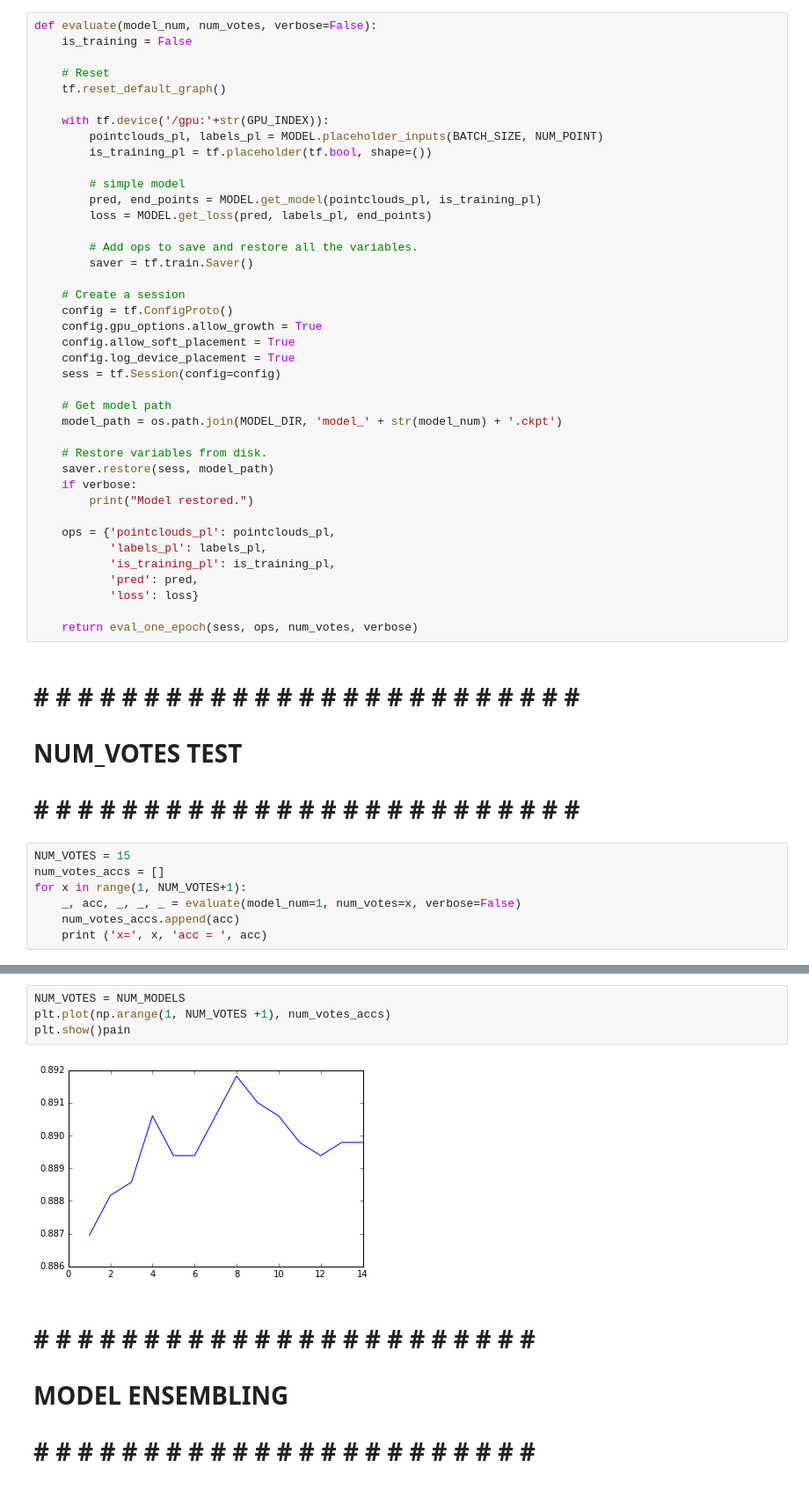
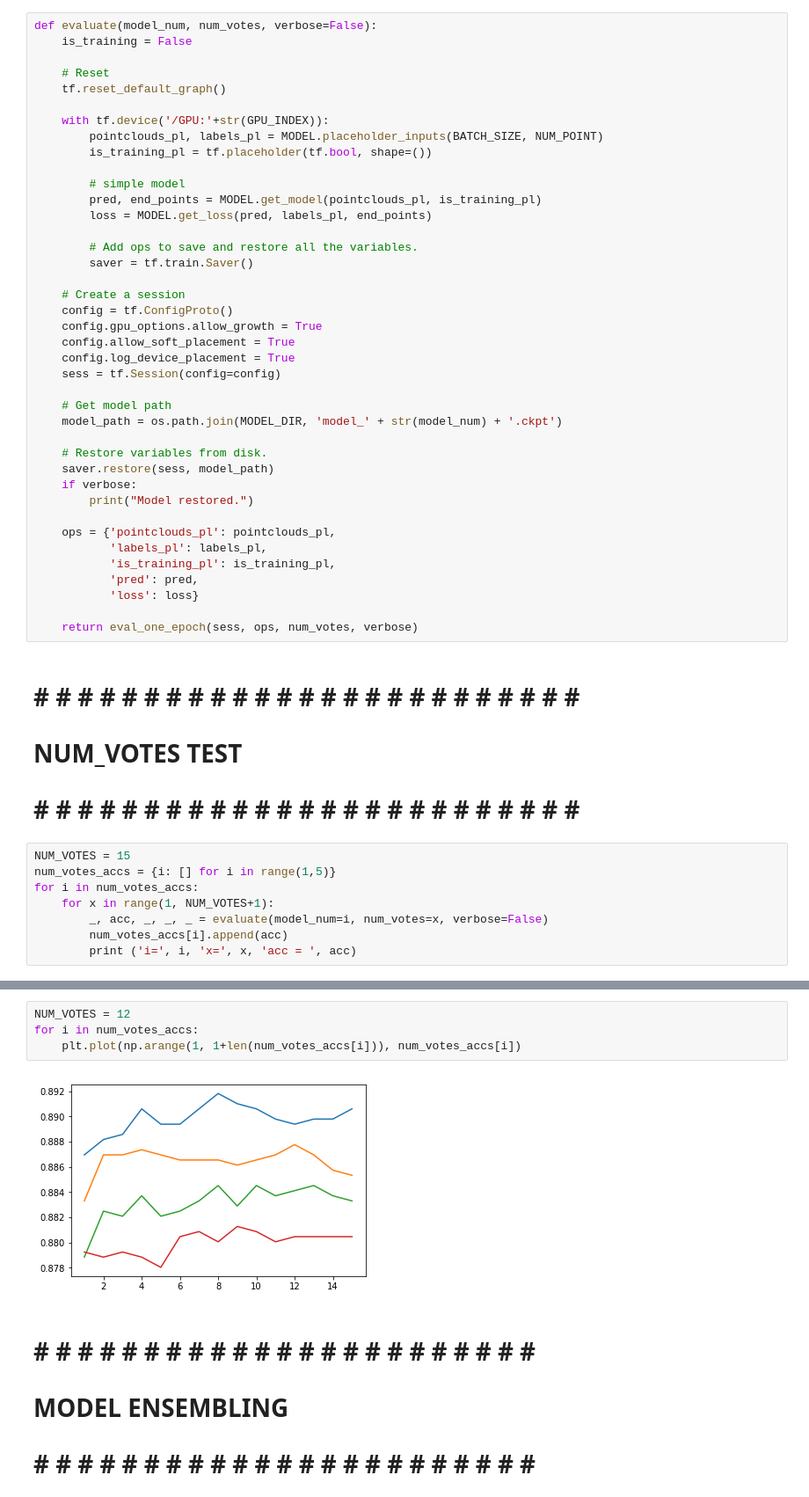
Before and after one commit to dkoguciuk/pointnet, a Jupyter notebook: evaluate_ens.ipynb, the cells around one changed output, grey strips where cells are left out. Shown at 88% size. Saved outputs shown, nothing was run; the diff lists cells and outputs as text.

Commit message:
Wyliczenie dokłądności 10 modeli

```diff
--- a/evaluate_ens.ipynb
+++ b/evaluate_ens.ipynb
@@ -181,7 +184,7 @@ def evaluate(model_num, num_votes, verbose=False):
     # Reset
     tf.reset_default_graph()
 
-    with tf.device('/gpu:'+str(GPU_INDEX)):
+    with tf.device('/GPU:'+str(GPU_INDEX)):
         pointclouds_pl, labels_pl = MODEL.placeholder_inputs(BATCH_SIZE, NUM_POINT)
         is_training_pl = tf.placeholder(tf.bool, shape=())
 
@@ -220,11 +223,12 @@ def evaluate(model_num, num_votes, verbose=False):
 # # # # # # # # # # # # # # # # # # # # # # # # # # #
 # %%
 NUM_VOTES = 15
-num_votes_accs = []
-for x in range(1, NUM_VOTES+1):
-    _, acc, _, _, _ = evaluate(model_num=1, num_votes=x, verbose=False)
-    num_votes_accs.append(acc)
-    print ('x=', x, 'acc = ', acc)
+num_votes_accs = {i: [] for i in range(1,5)}
+for i in num_votes_accs:
+    for x in range(1, NUM_VOTES+1):
+        _, acc, _, _, _ = evaluate(model_num=i, num_votes=x, verbose=False)
+        num_votes_accs[i].append(acc)
+        print ('i=', i, 'x=', x, 'acc = ', acc)
 # %% [output]
 INFO:tensorflow:Summary name classify loss is illegal; using classify_loss instead.
 INFO:tensorflow:Summary name mat loss is illegal; using mat_loss instead.
@@ -246,9 +250,9 @@ INFO:tensorflow:Restoring parameters from log/model_1.ckpt
 # %%
-NUM_VOTES = NUM_MODELS
-plt.plot(np.arange(1, NUM_VOTES +1), num_votes_accs)
-plt.show()pain
+NUM_VOTES = 12
+for i in num_votes_accs:
+    plt.plot(np.arange(1, 1+len(num_votes_accs[i])), num_votes_accs[i])
 # %% [output]
-[figure, old version]
+[figure, new version]
 # %% [markdown]
 # # # # # # # # # # # # # # # # # # # # # # # # #
 # MODEL ENSEMBLING
```
Also changed, not shown: parts of 8 cells of this notebook.
